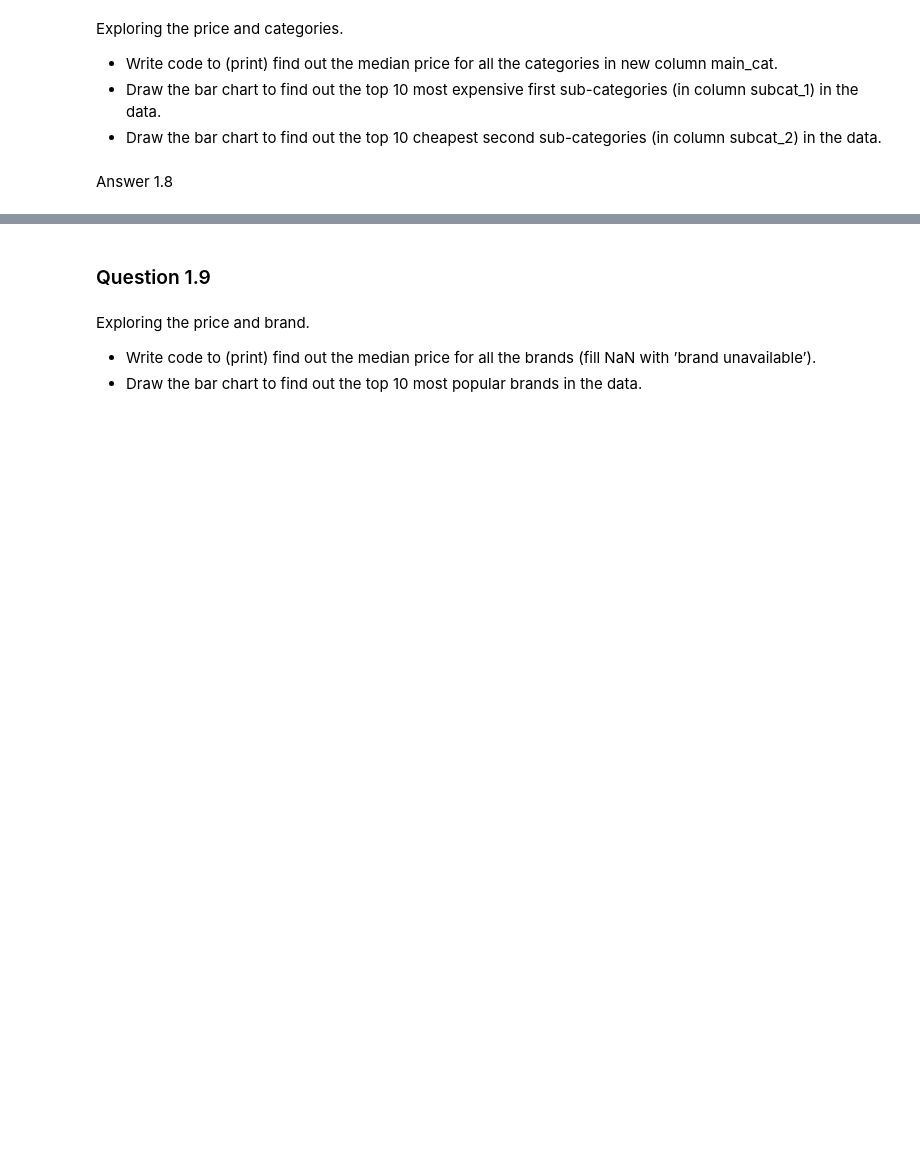
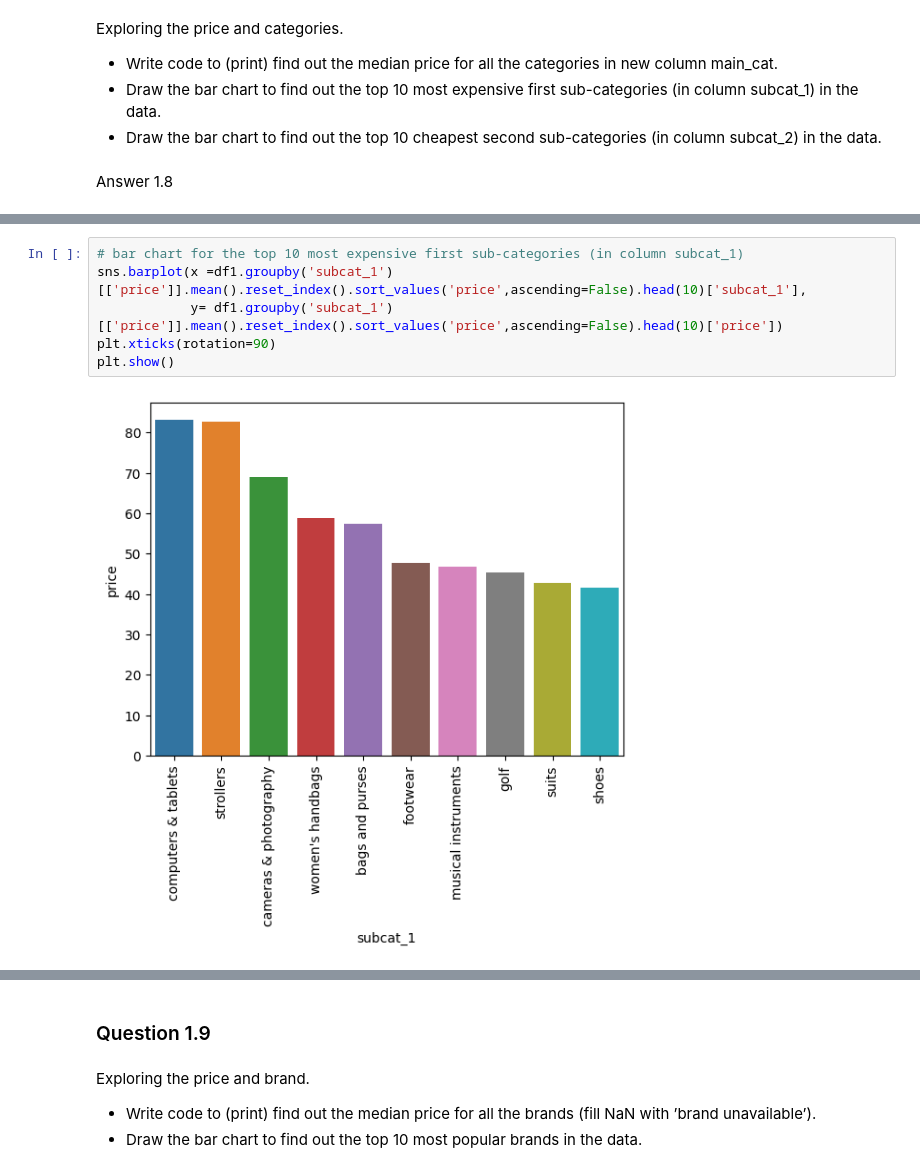
Before and after one commit to art-python/MSDeakin, a Jupyter notebook: SIG742Task2.ipynb, the cells around one changed output, grey strips where cells are left out. Saved outputs shown, nothing was run; the diff lists cells and outputs as text; blank space fills up the shorter version.

```diff
--- a/SIG742Task2.ipynb
+++ b/SIG742Task2.ipynb
@@ -485,0 +627,8 @@ Answer 1.8
+# %%
+# bar chart for the top 10 most expensive first sub-categories (in column subcat_1)
+sns.barplot(x =df1.groupby('subcat_1')[['price']].mean().reset_index().sort_values('price',ascending=False).head(10)['subcat_1'],
+            y= df1.groupby('subcat_1')[['price']].mean().reset_index().sort_values('price',ascending=False).head(10)['price'])
+plt.xticks(rotation=90)
+plt.show()
+# %% [output]
+[figure, added]
```
Also changed, not shown: parts of 71 cells of this notebook.
